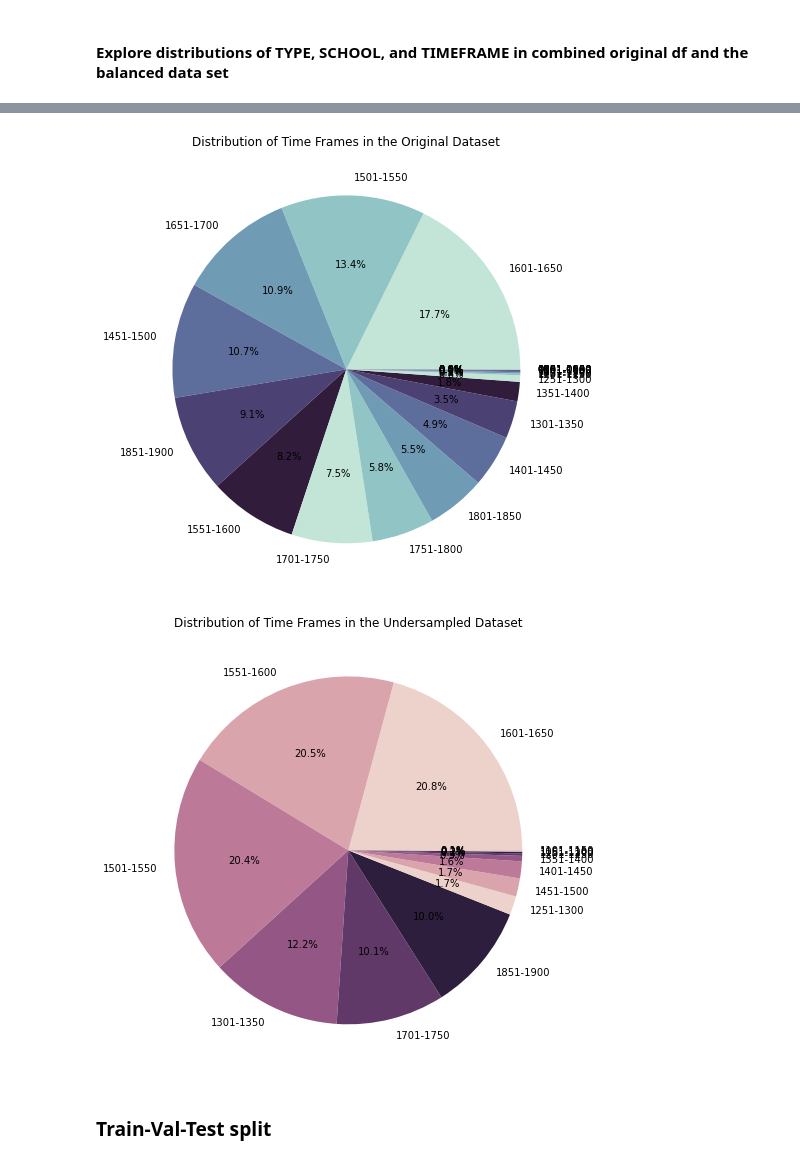
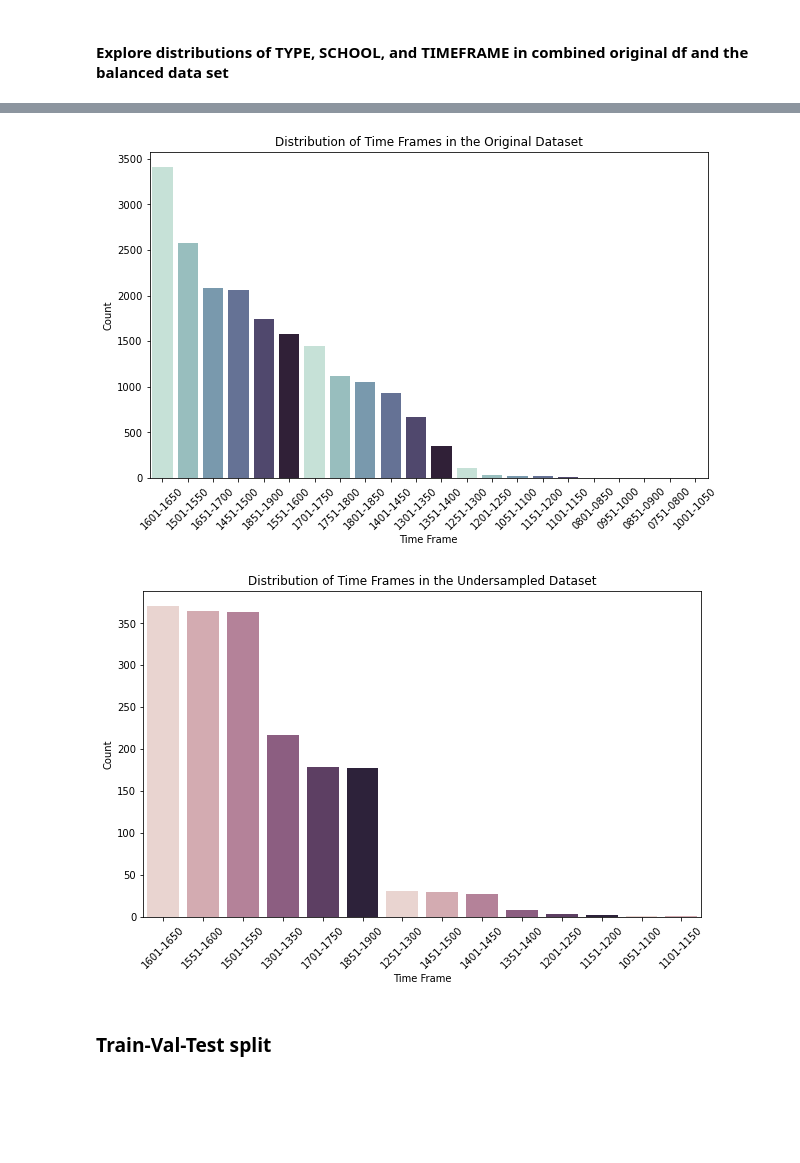
Before and after one commit to reascr/Multimodal_Painter_Attribution, a Jupyter notebook: data_preprocessing/Data_Pipeline.ipynb, the cells around one changed output, grey strips where cells are left out. Cells and saved outputs as stored; diff of their text form; code cells hidden in the pictures; blank space fills up the shorter version.

```diff
--- a/data_preprocessing/Data_Pipeline.ipynb
+++ b/data_preprocessing/Data_Pipeline.ipynb
@@ -235,26 +247,32 @@ plt.show()
 # %%
 
 # check the distribution of TIMEFRAME
 
 time_counts = train_df_all_columns['TIMEFRAME'].value_counts()
 
-# plot as a pie chart
-plt.figure(figsize=(8, 8))
-plt.pie(time_counts, labels=time_counts.index, autopct='%1.1f%%', colors=sns.color_palette(palette_org, len(time_counts)))
+# plot as a bar plot
+plt.figure(figsize=(10, 6))
+sns.barplot(x=time_counts.index, y=time_counts, palette=palette_org)
+plt.xlabel('Time Frame')
+plt.ylabel('Count')
+plt.xticks(rotation=45)
 plt.title('Distribution of Time Frames in the Original Dataset')
 plt.show()
 
 # in undersampled data set
 time_counts = undersampled_df['TIMEFRAME'].value_counts()
 
-# plot as a pie chart
-plt.figure(figsize=(8, 8))
-plt.pie(time_counts, labels=time_counts.index, autopct='%1.1f%%', colors=sns.color_palette(palette_bal, len(time_counts)))
+# plot as a bar plot
+plt.figure(figsize=(10, 6))
+sns.barplot(x=time_counts.index, y=time_counts, palette=palette_bal)
+plt.xlabel('Time Frame')
+plt.ylabel('Count')
+plt.xticks(rotation=45)
 plt.title('Distribution of Time Frames in the Undersampled Dataset')
 plt.show()
 # %% [output]
-[figure, old version]
+[figure, new version]
-[figure, old version]
+[figure, new version]
 # %% [markdown]
 ### Train-Val-Test split
 # %%
```
Also changed, not shown: parts of 2 cells of this notebook.
